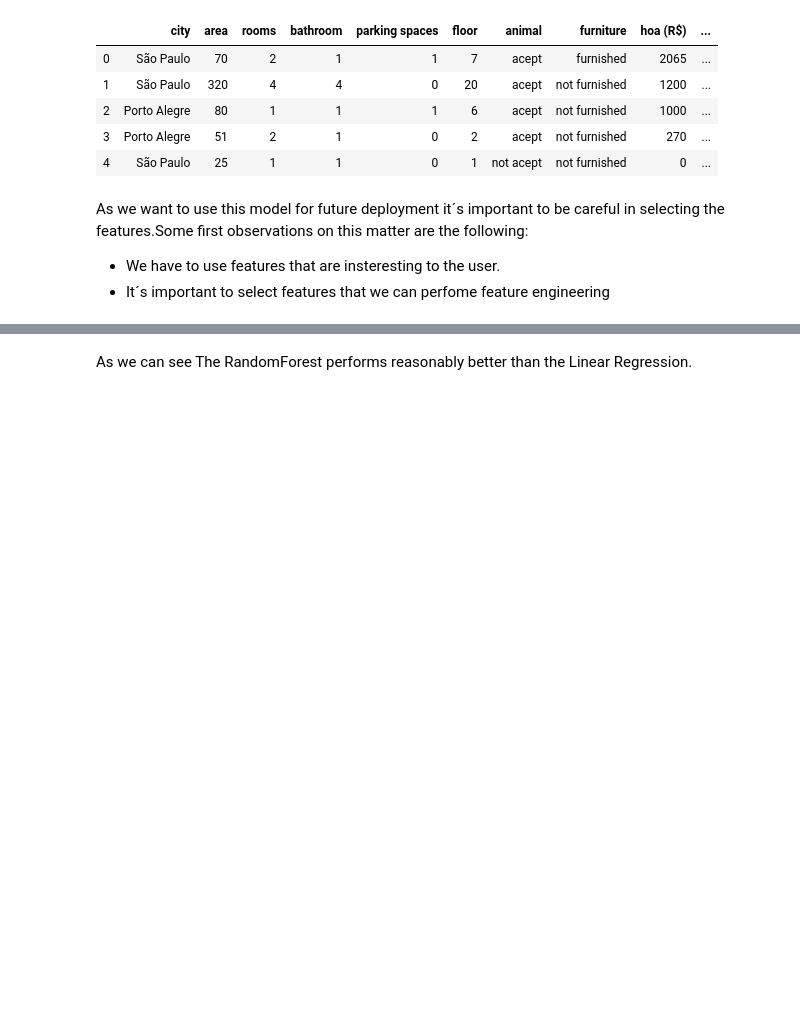
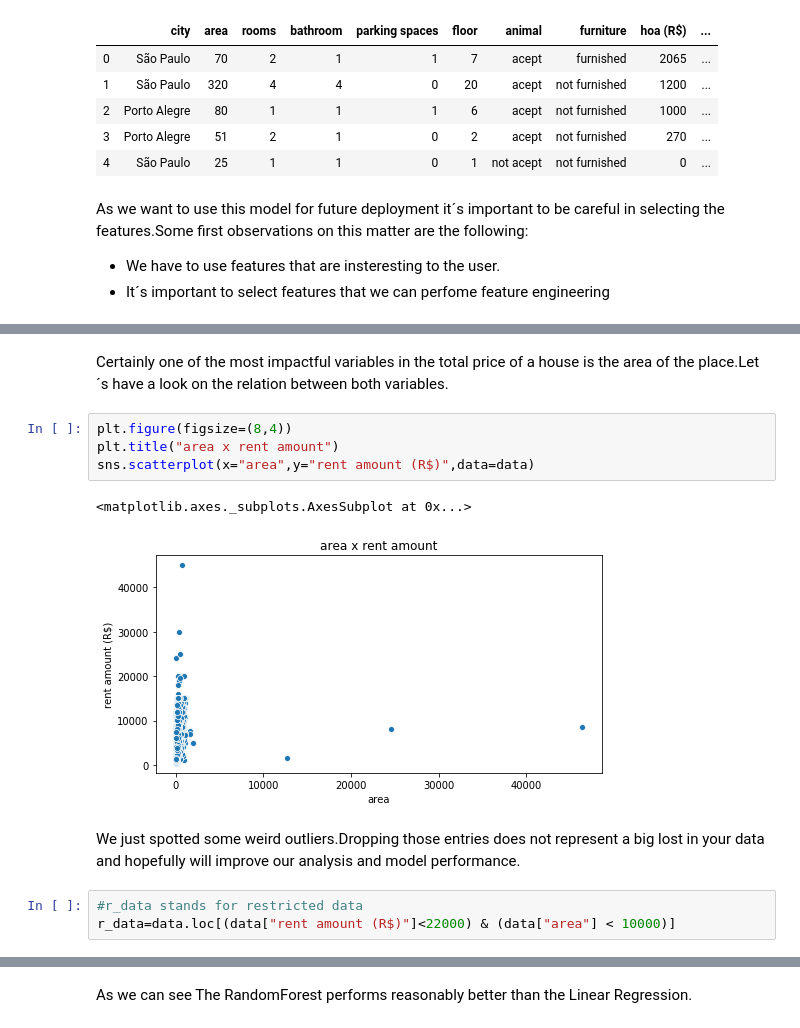
Before and after one commit to Pontes-Junior/Rent_Prices_Prediction, a Jupyter notebook: Houses_to_rent_Notebook.ipynb, the cells around one changed output, grey strips where cells are left out. Cells and saved outputs as stored; diff of their text form; blank space fills up the shorter version.

```diff
--- a/Houses_to_rent_Notebook.ipynb
+++ b/Houses_to_rent_Notebook.ipynb
@@ -68,0 +77,14 @@ sns.countplot(x="city",data=data)
+# %% [markdown]
+Certainly one of the most impactful variables in the total price of a house is the area of the place.Let´s have a look on the relation between both variables.
+# %%
+plt.figure(figsize=(8,4))
+plt.title("area x rent amount")
+sns.scatterplot(x="area",y="rent amount (R$)",data=data)
+# %% [output]
+<matplotlib.axes._subplots.AxesSubplot at 0x...>
+[figure, added]
+# %% [markdown]
+We just spotted some weird outliers.Dropping those  entries does not represent a big lost in your data and hopefully will improve our analysis and model performance.
+# %%
+#r_data stands for restricted data
+r_data=data.loc[(data["rent amount (R$)"]<22000) & (data["area"] < 10000)]
```
Also changed, not shown: parts of 43 cells of this notebook.
